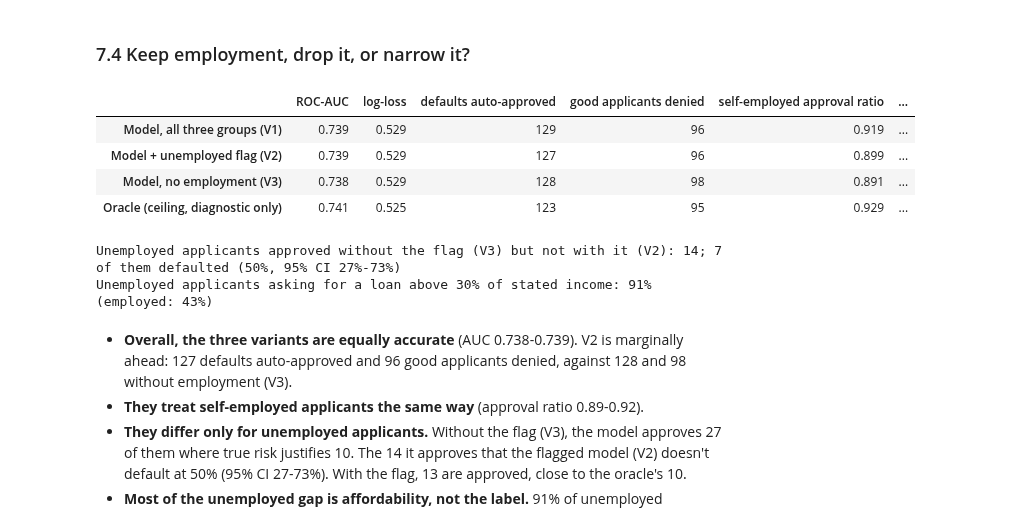
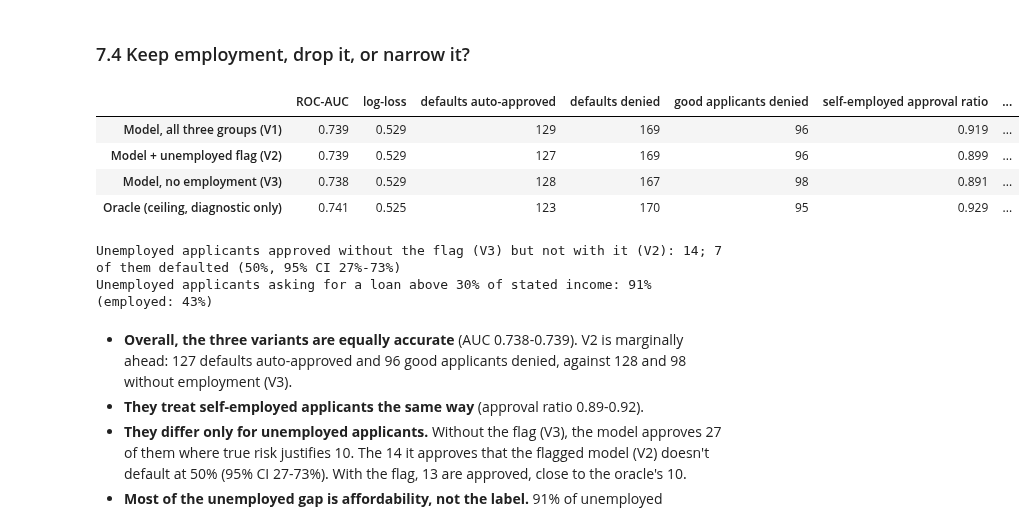
Before and after one commit to smparc/loan-default-model-matthew-park, a Jupyter notebook: analysis.ipynb, the cells around one changed output. Cells and saved outputs as stored; diff of their text form; code cells hidden in the pictures.

```diff
--- a/analysis.ipynb
+++ b/analysis.ipynb
@@ -1451,7 +1491,7 @@ levels = {
 }
 fig, axes = plt.subplots(2, 3, figsize=(11.5, 6.2))
 effect_axes = list(axes[0]) + list(axes[1][:2])
-for ax, column in zip(axes[0], grids):
+for ax, column in zip(axes[0], grids, strict=True):
     grid = grids[column]
     ax.plot(grid, true_effect[column](grid) - truth_offset[column], color=plots.INK_SECONDARY, linewidth=1,
             label="generator's true effect")
@@ -1463,7 +1503,7 @@ axes[0][0].minorticks_off()
 plots.dollar_axis(axes[0][1])
 plots.percent_axis(axes[0][2], "x")
 axes[0][0].legend(loc="upper left", fontsize=8)
-for ax, (column, (values, labels)) in zip(axes[1], levels.items()):
+for ax, (column, (values, labels)) in zip(axes[1][:2], levels.items(), strict=True):
     x = np.arange(len(values))
     ax.scatter(x - 0.08, true_effect[column](values) - truth_offset[column], s=50, color=plots.INK_SECONDARY, zorder=3)
     ax.scatter(x + 0.08, explainer.effect(column, values), s=60, color=plots.MODEL_COLOR, edgecolor=plots.SURFACE,
@@ -1500,7 +1540,7 @@ for column, (values, labels) in levels.items():
     effect = explainer.effect(column, values)
     truth = true_effect[column](values) - truth_offset[column]
     print(f"{FEATURE_LABELS[column]}: " + ", ".join(
-        f"{label} {learned:+.2f} (true {true:+.2f})" for label, learned, true in zip(labels, effect, truth)))
+        f"{label} {learned:+.2f} (true {true:+.2f})" for label, learned, true in zip(labels, effect, truth, strict=True)))
 # %% [output]
 [figure]
 |  | mean |contribution| (log-odds) |
@@ -1539,0 +1575,26 @@ reasons.
+# %%
+dev_tree = dev(core_tree)
+low_withdrawals = (dev_tree["withdrawal_to_deposit"] < 0.34).to_numpy()
+print(f"Development loans withdrawing under 34% of deposits: {low_withdrawals.sum()}, of whom "
+      f"{y_dev[low_withdrawals].mean():.0%} defaulted (all development loans: {y_dev.mean():.0%})")
+bigger_leaves = partial(make_additive_gbm, **{**ADDITIVE_GBM_PARAMS, "min_samples_leaf": 100})
+smoothing = {
+    "V3, 50 per leaf (selected)": selected_cv,
+    "V3, 100 per leaf": cross_validate(bigger_leaves, dev_tree, y_dev, splits),
+    "V2, 50 per leaf": variant_cv["V2"],
+    "V2, 100 per leaf": cross_validate(bigger_leaves, dev(tree_matrix(features, "V2")), y_dev, splits),
+}
+display(summarize({name: result.fold_metrics for name, result in smoothing.items()})
+        [["ROC-AUC", "log-loss", "log-loss se"]].round(4))
+for name, factory in [("50 per leaf", make_production_model), ("100 per leaf", bigger_leaves)]:
+    effect = AdditiveExplainer(factory(dev_tree.columns).fit(dev_tree, y_dev), dev_tree).effect(
+        "withdrawal_to_deposit", grids["withdrawal_to_deposit"])
+    step = int(np.argmax(np.abs(np.diff(effect))))
+    print(f"Withdrawals effect with {name}: total range {np.ptp(effect):.2f} log-odds, largest step at "
+          f"{grids['withdrawal_to_deposit'][step]:.0%} (true effect: one step of 0.5 at 80%)")
+unemployed_dev = resolved["employment_status"].to_numpy()[train_rows] == "unemployed"
+per_fold = [int(unemployed_dev[train].sum()) for _, train, _ in splits]
+flag_effect = np.abs(smoothing["V2, 100 per leaf"].oof - smoothing["V3, 100 per leaf"].oof).max()
+print(f"With 100 per leaf, adding the unemployed flag changes predictions by at most {flag_effect:.1e}. "
+      f"Training folds hold {min(per_fold)}-{max(per_fold)} unemployed applicants, and early stopping sets 15% "
+      "of those aside, so the flag can't form a leaf of 100.")
@@ -1641,7 +1725,7 @@ def short_label(column: str, value) -> str:
 
 
 fig, axes = plt.subplots(2, 2, figsize=(11.5, 5.8), sharex=True)
-for ax, (label, applicant_id) in zip(axes.ravel(), examples.items()):
+for ax, (label, applicant_id) in zip(axes.ravel(), examples.items(), strict=True):
     position = int(np.flatnonzero(resolved["applicant_id"].to_numpy() == applicant_id)[0])
     row = core_tree.iloc[[position]]
     probability, reasons = explainer.explain(row)
@@ -1785,8 +1869,8 @@ measures = {
 }
 fig, axes = plt.subplots(1, 3, figsize=(12, 3.6), sharey=True)
 rows = np.arange(len(EMPLOYMENT_GROUPS))[::-1]
-for ax, (column, title) in zip(axes, measures.items()):
-    for offset, (name, (color, marker)) in zip(np.linspace(0.24, -0.24, len(markers)), markers.items()):
+for ax, (column, title) in zip(axes, measures.items(), strict=True):
+    for offset, (name, (color, marker)) in zip(np.linspace(0.24, -0.24, len(markers)), markers.items(), strict=True):
         values = group_tables[name].loc[EMPLOYMENT_GROUPS, column].to_numpy()
         hollow = marker == "D"
         ax.scatter(values, rows + offset, s=46, marker=marker, color="none" if hollow else color,
@@ -1866,38 +1950,39 @@ display(understated.rename(columns=GROUP_LABELS).round(1).add_suffix(": risk und
 # %%
 unemployed = employment == "unemployed"
 variant_rows = {}
 for name in ["Model, all three groups (V1)", "Model + unemployed flag (V2)", "Model, no employment (V3)",
              "Oracle (ceiling, diagnostic only)"]:
     tiers, p = fair_systems[name]
     approved_unemployed = unemployed & (tiers == "approve")
     variant_rows[name] = {
         "ROC-AUC": roc_auc_score(y, p),
         "log-loss": probability_metrics(y, p)["log-loss"],
         "defaults auto-approved": int(y[tiers == "approve"].sum()),
+        "defaults denied": int(y[tiers == "deny"].sum()),
         "good applicants denied": int((1 - y)[tiers == "deny"].sum()),
         "self-employed approval ratio": group_tables[name].loc["self_employed", "approval ratio"],
         "unemployed approval ratio": group_tables[name].loc["unemployed", "approval ratio"],
         "unemployed approved": int(approved_unemployed.sum()),
         "...of whom defaulted": int(y[approved_unemployed].sum()),
         "unemployed risk understated by (pts)": understated.loc[name, "unemployed"],
     }
 variant_comparison = pd.DataFrame.from_dict(variant_rows, orient="index")
 display(variant_comparison.round(3))
 save_table(variant_comparison, "fairness_variants")
 extra = unemployed & (fair_systems["Model, no employment (V3)"][0] == "approve") & (
     fair_systems["Model + unemployed flag (V2)"][0] != "approve")
 low, high = proportion_confint(y[extra].sum(), extra.sum(), method="wilson")
 print(f"Unemployed applicants approved without the flag (V3) but not with it (V2): {extra.sum()}; "
       f"{y[extra].sum()} of them defaulted ({y[extra].mean():.0%}, 95% CI {low:.0%}-{high:.0%})")
 print(f"Unemployed applicants asking for a loan above 30% of stated income: "
       f"{(features.loc[unemployed, 'loan_to_income'] > 0.3).mean():.0%} "
       f"(employed: {(features.loc[employment == 'employed', 'loan_to_income'] > 0.3).mean():.0%})")
 # %% [output]
-|  | ROC-AUC | log-loss | defaults auto-approved | good applicants denied | self-employed approval ratio | ... |
-| Model, all three groups (V1) | 0.739 | 0.529 | 129 | 96 | 0.919 | ... |
-| Model + unemployed flag (V2) | 0.739 | 0.529 | 127 | 96 | 0.899 | ... |
-| Model, no employment (V3) | 0.738 | 0.529 | 128 | 98 | 0.891 | ... |
-| Oracle (ceiling, diagnostic only) | 0.741 | 0.525 | 123 | 95 | 0.929 | ... |
+|  | ROC-AUC | log-loss | defaults auto-approved | defaults denied | good applicants denied | self-employed approval ratio | ... |
+| Model, all three groups (V1) | 0.739 | 0.529 | 129 | 169 | 96 | 0.919 | ... |
+| Model + unemployed flag (V2) | 0.739 | 0.529 | 127 | 169 | 96 | 0.899 | ... |
+| Model, no employment (V3) | 0.738 | 0.529 | 128 | 167 | 98 | 0.891 | ... |
+| Oracle (ceiling, diagnostic only) | 0.741 | 0.525 | 123 | 170 | 95 | 0.929 | ... |
 Unemployed applicants approved without the flag (V3) but not with it (V2): 14; 7 of them defaulted (50%, 95% CI 27%-73%)
 Unemployed applicants asking for a loan above 30% of stated income: 91% (employed: 43%)
 # %% [markdown]
```
Also changed, not shown: parts of 12 cells of this notebook, 5 other files.
